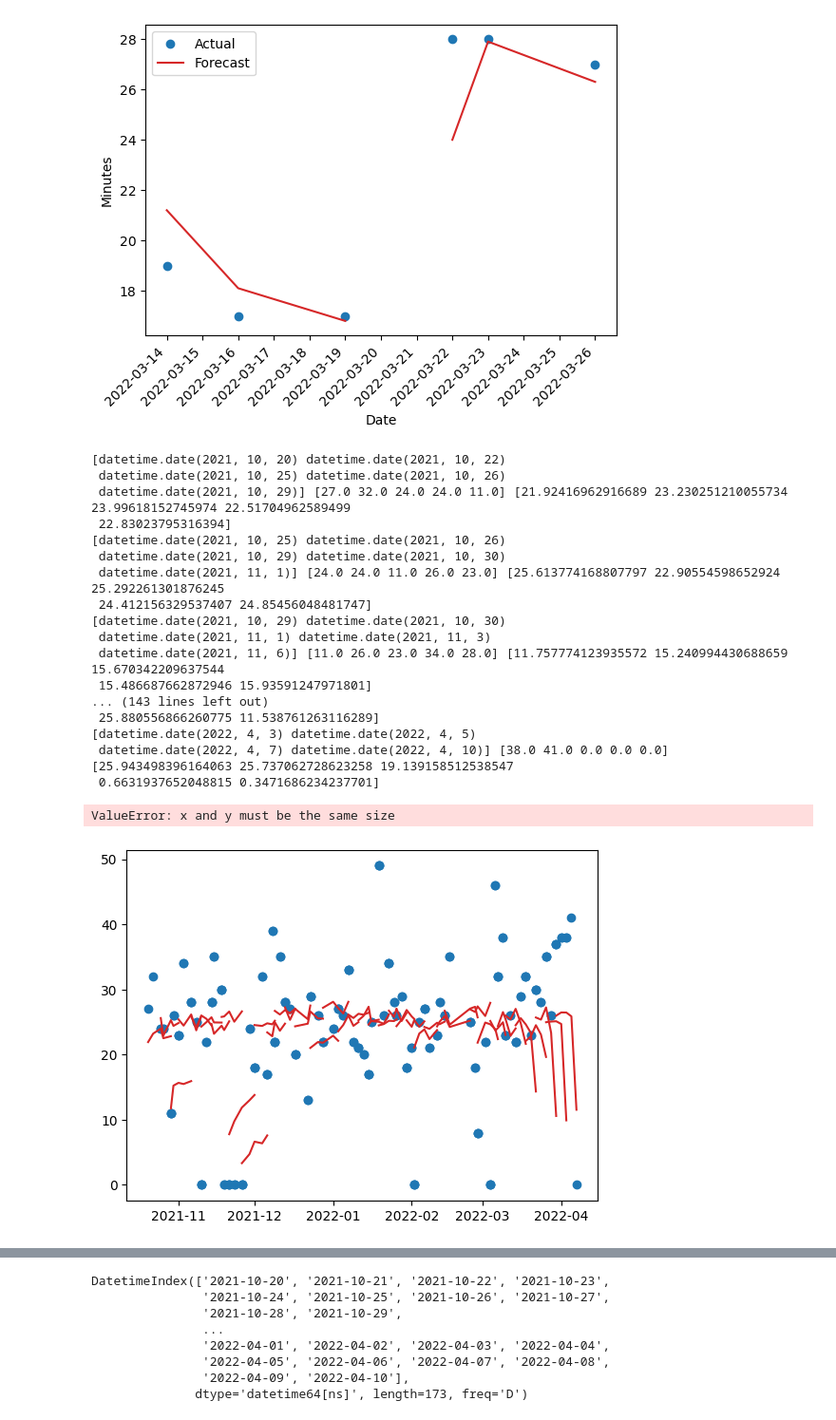
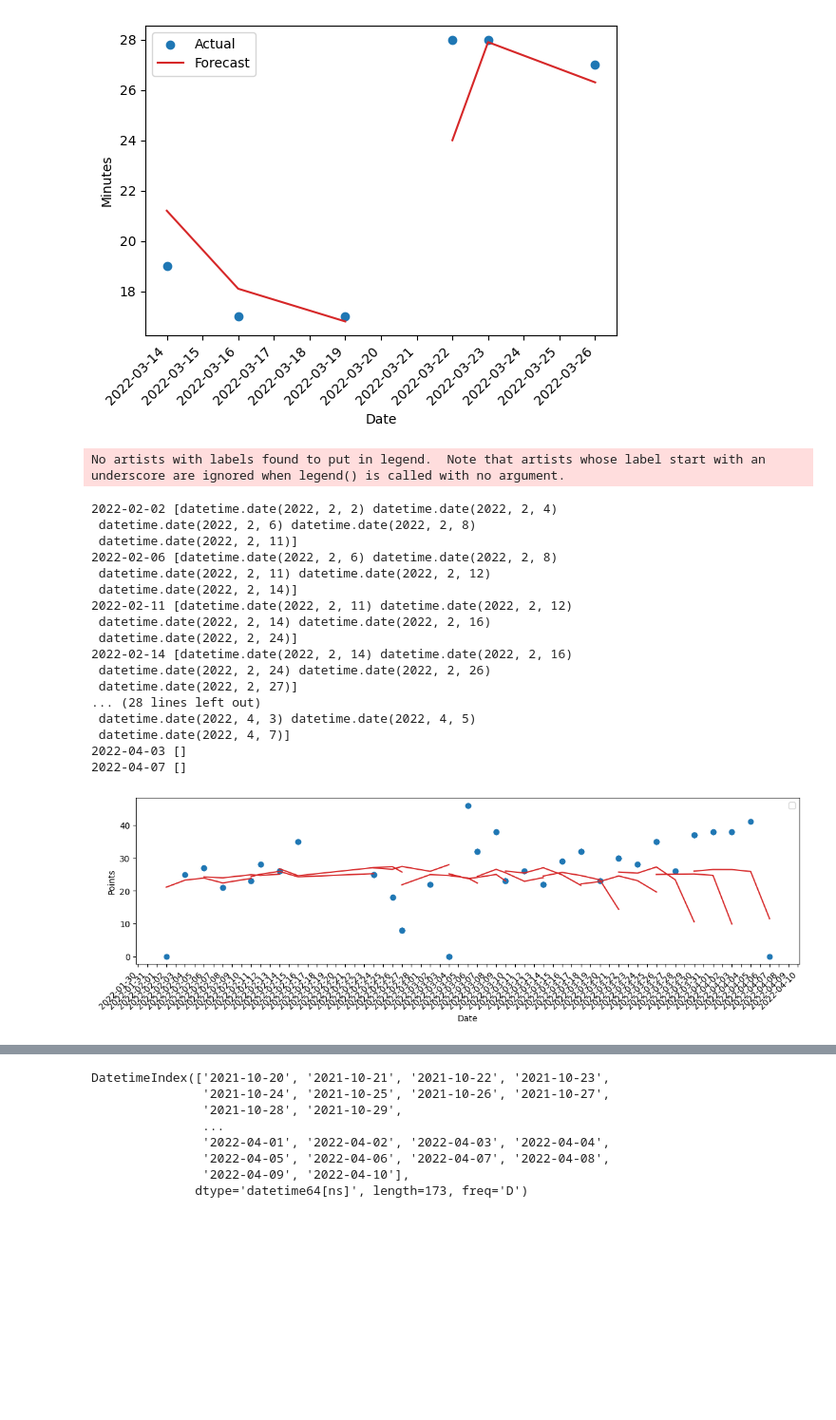
Before and after one commit to brownbrandon272/basketball, a Jupyter notebook: scripts/analyze_results.ipynb, the cells around one changed output, grey strips where cells are left out. Shown: that part at 95% size. Saved outputs shown, nothing was run; the diff lists cells and outputs as text; code cells hidden in the pictures; blank space fills up the shorter version.

Commit message:
incorporating MultiIndex into plotting

```diff
--- a/scripts/analyze_results.ipynb
+++ b/scripts/analyze_results.ipynb
@@ -471,61 +472,64 @@ plot_jokic[date_cols] = plot_jokic[date_cols].apply(lambda x: pd.to_datetime(x).
 actual_pts_cols = [col for col in plot_jokic.columns if ('PTS' in col) and ('PRED' not in col)]
 pred_pts_cols = [col for col in plot_jokic.columns if ('PTS' in col) and ('PRED' in col)]
 
+plot_jokic.loc[plot_jokic.isnull().any(axis=1), date_cols + actual_pts_cols + pred_pts_cols] = np.nan
+
 fig, ax = plt.subplots()
 
 for i, (idx, x) in enumerate(plot_jokic.iterrows()):
+    if i < 50: continue
     if i%2 != 0: continue
     date_x = x[pd.notna(x).values & x.index.isin(date_cols)].values
     actual_y = x[pd.notna(x).values & x.index.isin(actual_pts_cols)].values
     pred_y = x[pd.notna(x).values & x.index.isin(pred_pts_cols)].values
-    print(date_x, actual_y, pred_y)
+    print(x['GAME_DATE_EST'], date_x)
     ax.scatter(x=date_x, y=actual_y, c='C0', label='Actual' if idx == plot_jokic.index.min() else None)
     ax.plot(date_x, pred_y, c='C3', label='Forecast' if idx == plot_jokic.index.min() else None) # c='C{}'.format(int(idx))
 
 # Step 5
 ax.set_xlabel('Date')
 ax.set_ylabel('Points')
 days = mdates.DayLocator()  # Set the tick locator to show days
 ax.xaxis.set_major_locator(days)
 ax.xaxis.set_major_formatter(mdates.DateFormatter('%Y-%m-%d'))  # Set the x-axis tick labels to YYYY-MM-DD format
 fig.autofmt_xdate(rotation=45)  # Rotate x-axis tick labels for better visibility
 
 ax.legend()
 
 ## create custom labels for x-axis: if date exists then date, else ''
 max_date = plot_jokic['GAME_DATE_EST'].max()
 min_date = plot_jokic['GAME_DATE_EST'].min()
 labels = pd.date_range(start=min_date, end=max_date, freq='D')
 
-custom_labels = [dt.strftime('%Y-%m-%d') if dt in plot_jokic['GAME_DATE_EST'].values else '' for dt in labels]
+# custom_labels = [dt.strftime('%Y-%m-%d') if dt in plot_jokic['GAME_DATE_EST'].values else '' for dt in labels]
 
 # set the custom labels
-ax.set_xticklabels(custom_labels)
+# ax.set_xticklabels(custom_labels)
 
 ## adjust figure size
 fig.set_size_inches(14, 4)
 
 
 
 # show the plot
 plt.show()
 # %% [output]
-[datetime.date(2021, 10, 20) datetime.date(2021, 10, 22)
- datetime.date(2021, 10, 25) datetime.date(2021, 10, 26)
- datetime.date(2021, 10, 29)] [27.0 32.0 24.0 24.0 11.0] [21.92416962916689 23.230251210055734 23.99618152745974 22.51704962589499
- 22.83023795316394]
-[datetime.date(2021, 10, 25) datetime.date(2021, 10, 26)
- datetime.date(2021, 10, 29) datetime.date(2021, 10, 30)
- datetime.date(2021, 11, 1)] [24.0 24.0 11.0 26.0 23.0] [25.613774168807797 22.90554598652924 25.292261301876245
- 24.412156329537407 24.85456048481747]
-[datetime.date(2021, 10, 29) datetime.date(2021, 10, 30)
- datetime.date(2021, 11, 1) datetime.date(2021, 11, 3)
- datetime.date(2021, 11, 6)] [11.0 26.0 23.0 34.0 28.0] [11.757774123935572 15.240994430688659 15.670342209637544
- 15.486687662872946 15.93591247971801]
-... (143 lines left out)
- 25.880556866260775 11.538761263116289]
-[datetime.date(2022, 4, 3) datetime.date(2022, 4, 5)
- datetime.date(2022, 4, 7) datetime.date(2022, 4, 10)] [38.0 41.0 0.0 0.0 0.0] [25.943498396164063 25.737062728623258 19.139158512538547
- 0.6631937652048815 0.3471686234237701]
+No artists with labels found to put in legend.  Note that artists whose label start with an underscore are ignored when legend() is called with no argument.
-ValueError: x and y must be the same size
+2022-02-02 [datetime.date(2022, 2, 2) datetime.date(2022, 2, 4)
+ datetime.date(2022, 2, 6) datetime.date(2022, 2, 8)
+ datetime.date(2022, 2, 11)]
+2022-02-06 [datetime.date(2022, 2, 6) datetime.date(2022, 2, 8)
+ datetime.date(2022, 2, 11) datetime.date(2022, 2, 12)
+ datetime.date(2022, 2, 14)]
+2022-02-11 [datetime.date(2022, 2, 11) datetime.date(2022, 2, 12)
+ datetime.date(2022, 2, 14) datetime.date(2022, 2, 16)
+ datetime.date(2022, 2, 24)]
+2022-02-14 [datetime.date(2022, 2, 14) datetime.date(2022, 2, 16)
+ datetime.date(2022, 2, 24) datetime.date(2022, 2, 26)
+ datetime.date(2022, 2, 27)]
+... (28 lines left out)
+ datetime.date(2022, 4, 3) datetime.date(2022, 4, 5)
+ datetime.date(2022, 4, 7)]
+2022-04-03 []
+2022-04-07 []
-[figure, old version]
+[figure, new version]
```
Also changed, not shown: parts of 7 cells of this notebook.
